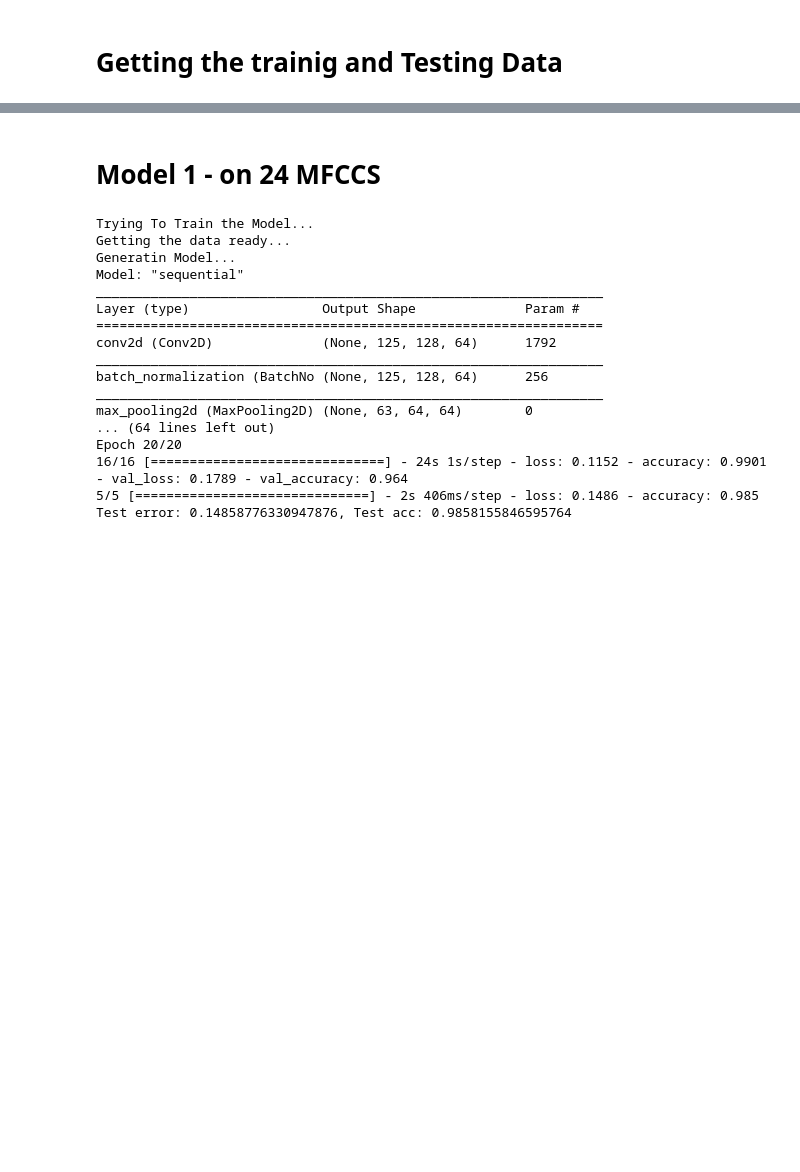
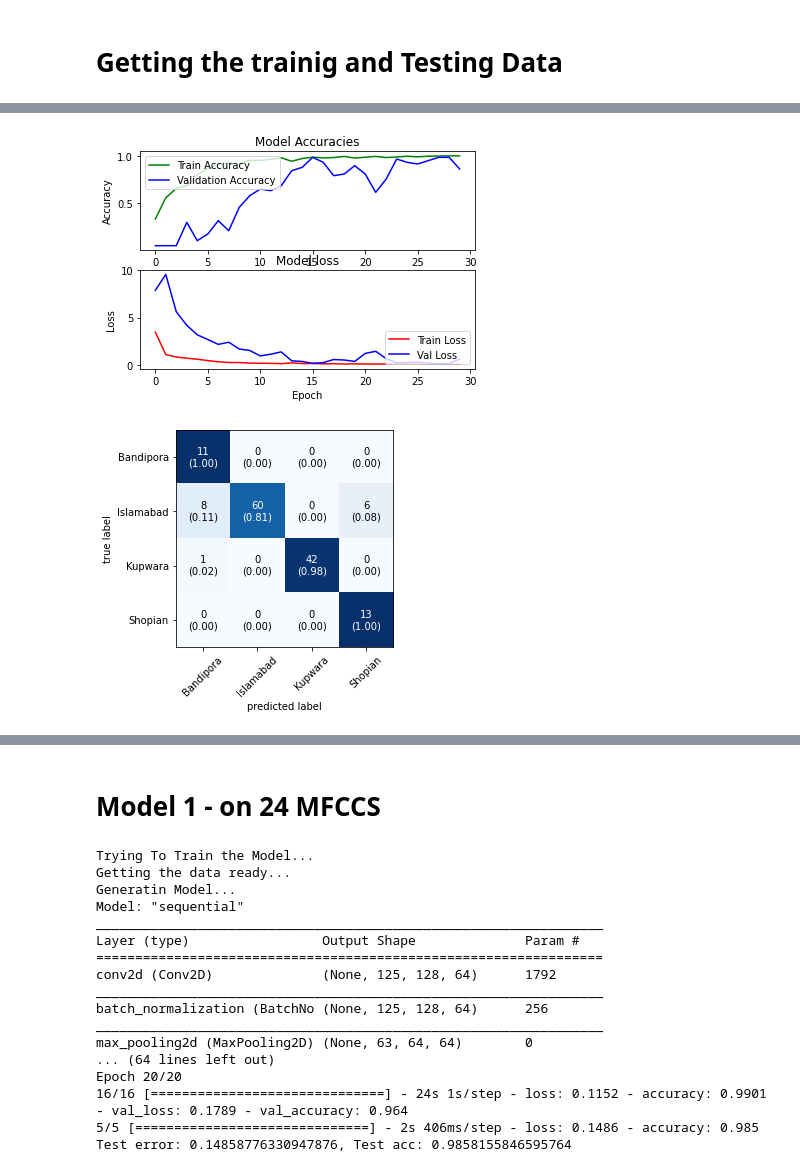
Before and after one commit to shehzensidiq/kashmiri-accent-classification, a Jupyter notebook: Code files/models.ipynb, the cells around one changed output, grey strips where cells are left out. Cells and saved outputs as stored; diff of their text form; code cells hidden in the pictures; blank space fills up the shorter version.

```diff
--- a/Code files/models.ipynb
+++ b/Code files/models.ipynb
@@ -97,0 +141,3 @@ def plotHistory(hist):
+# %%
+xtrain, xtest, xval, ytrain, ytest, yval, class_names = get_splitted_data(mfcc48)
+mfcc48_history = trainModel(xtrain, xtest, xval, ytrain, ytest, yval,modelName="Mfcc 48")
@@ -97,0 +162,8 @@ def plotHistory(hist):
+# %%
+plotHistory(mfcc48_history)
+model48 = keras.models.load_model("./Mfcc 48_dl.h5")
+pred_48 = model48.predict_classes(xtest)
+plot_conf_matrix(pred_48, ytest, class_names)
+# %% [output]
+[figure, added]
+[figure, added]
```
Also changed, not shown: parts of 12 cells of this notebook, 12 other files.
